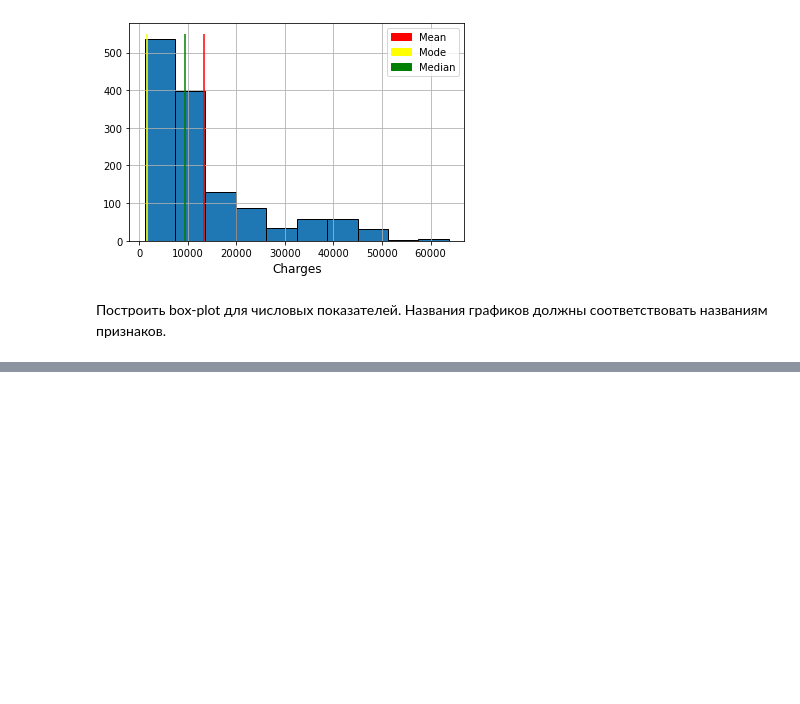
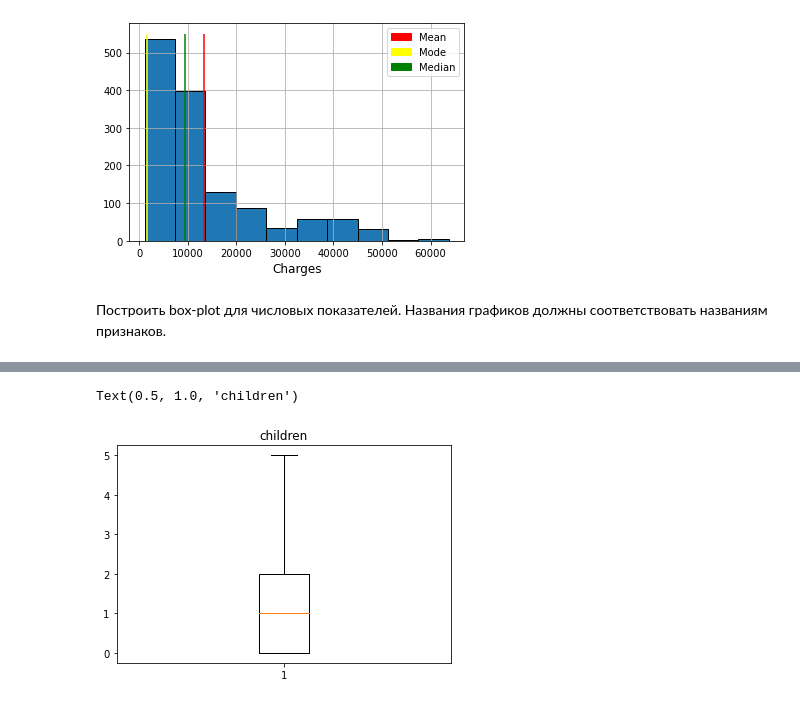
Before and after one commit to GeorgiiVoyakin/mirea-big-data, a Jupyter notebook: task-04/task-04.ipynb, the cells around one changed output, grey strips where cells are left out. Drawn from its saved outputs; the diff is of its cells as text; code cells hidden in the pictures; blank space fills up the shorter version.

```diff
--- a/task-04/task-04.ipynb
+++ b/task-04/task-04.ipynb
@@ -89,0 +102,6 @@ plt.legend(handles=[red_patch, yellow_patch, green_patch])
+# %%
+plt.boxplot(df['children'])
+plt.title('children')
+# %% [output]
+Text(0.5, 1.0, 'children')
+[figure, added]
```
Also changed, not shown: parts of 3 cells of this notebook.
